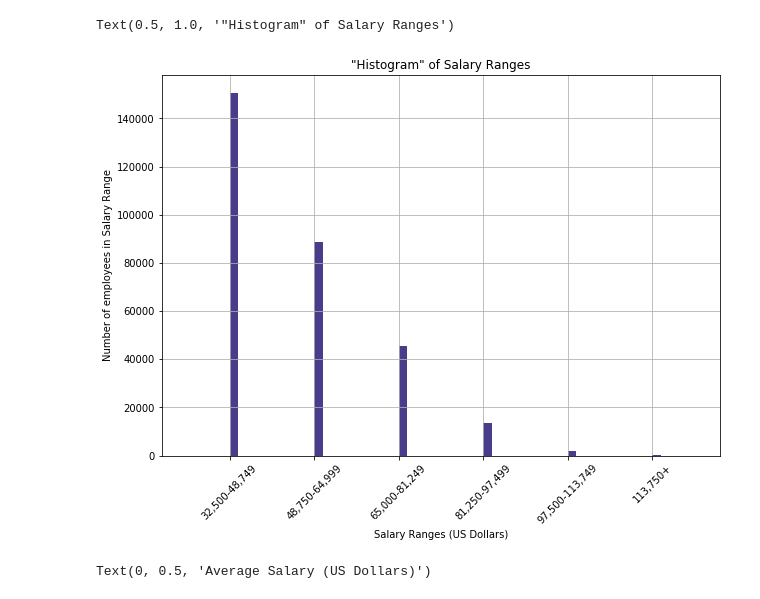
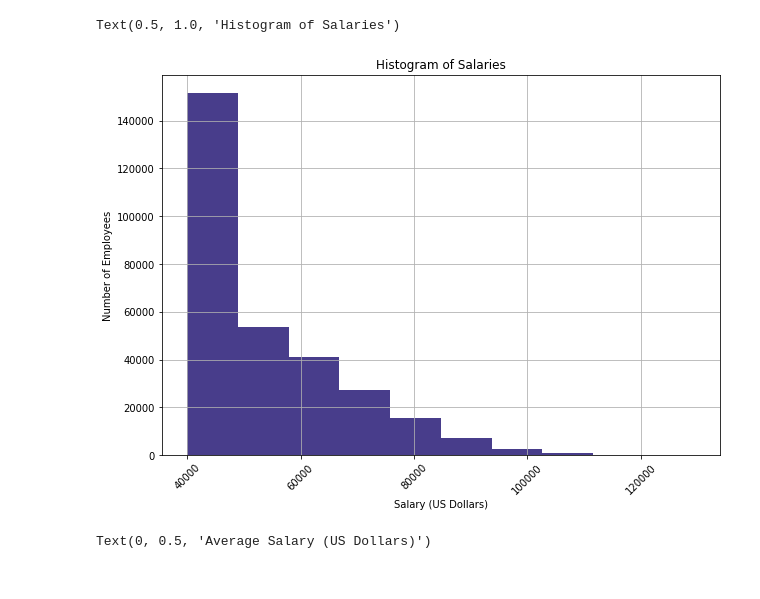
Before and after one commit to makeller234/sql-challenge, a Jupyter notebook: EmployeeSQL/makeller_homework9_bonus.ipynb, the cells around one changed output. Saved outputs shown, nothing was run; the diff lists cells and outputs as text; code cells hidden in the pictures.

```diff
--- a/EmployeeSQL/makeller_homework9_bonus.ipynb
+++ b/EmployeeSQL/makeller_homework9_bonus.ipynb
@@ -19,3 +11,0 @@ groups = ["0-16,249", "16,250-32,490", "32,500-48,749", "48,750-64,999", "65,000
-# %%
-salariesDF["salary groups"] = pd.cut(salariesDF["salary"], bins, labels=groups)
-salariesDFcount = salariesDF.groupby("salary groups")
@@ -27,14 +12,13 @@ salariesDFcount = salariesDF.groupby("salary groups")
 # %%
 plt.figure(figsize=(10,7))
-salariesDFcount["salary groups"].hist(color="darkslateblue")
+salariesDF["salary"].hist(color="darkslateblue")
 plt.xticks(rotation=45)
-plt.xlabel("Salary Ranges (US Dollars)")
-plt.ylabel("Number of employees in Salary Range")
-plt.title('"Histogram" of Salary Ranges')
-# yes, I put histogram in quotes, because even though I used .hist, this still looks more like a bar graph.
+plt.xlabel("Salary (US Dollars)")
+plt.ylabel("Number of Employees")
+plt.title("Histogram of Salaries")
 # %% [output]
-Text(0.5, 1.0, '"Histogram" of Salary Ranges')
+Text(0.5, 1.0, 'Histogram of Salaries')
-[figure, old version]
+[figure, new version]
 # %%
 titlesDF = pd.read_sql("SELECT * FROM titles", conn)
 # %%
```
Also changed, not shown: parts of 4 cells of this notebook, 2 other files.
